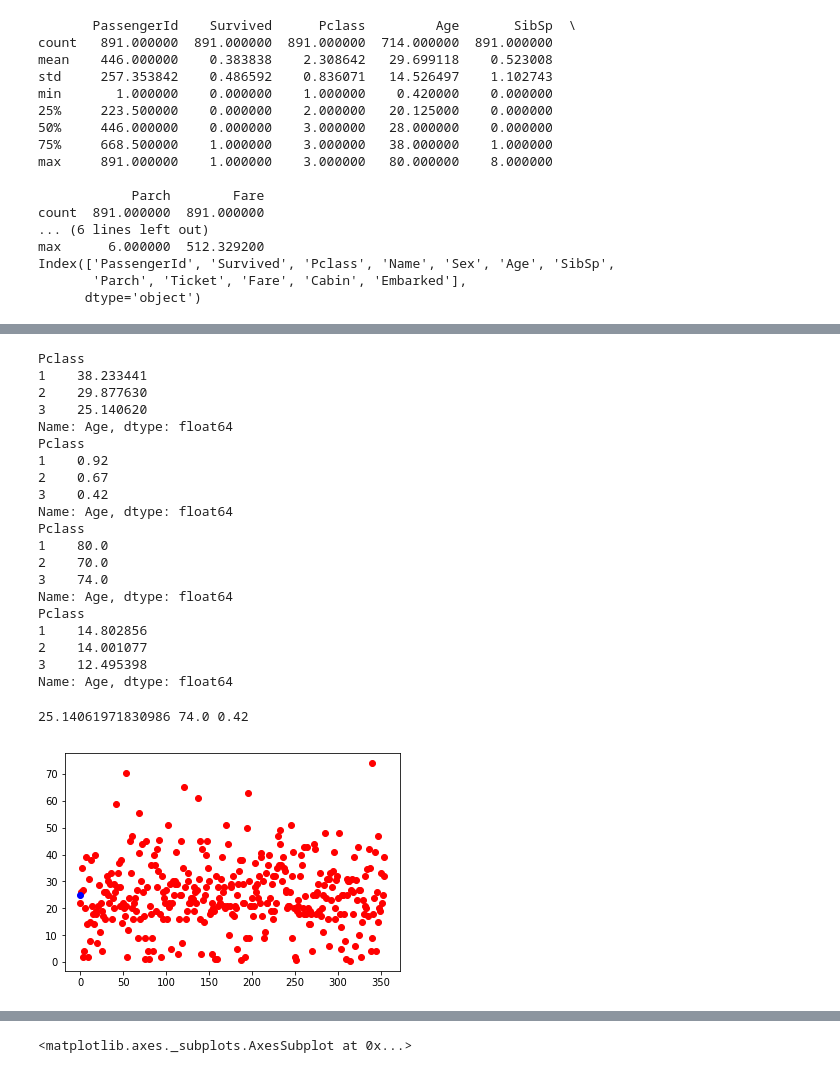
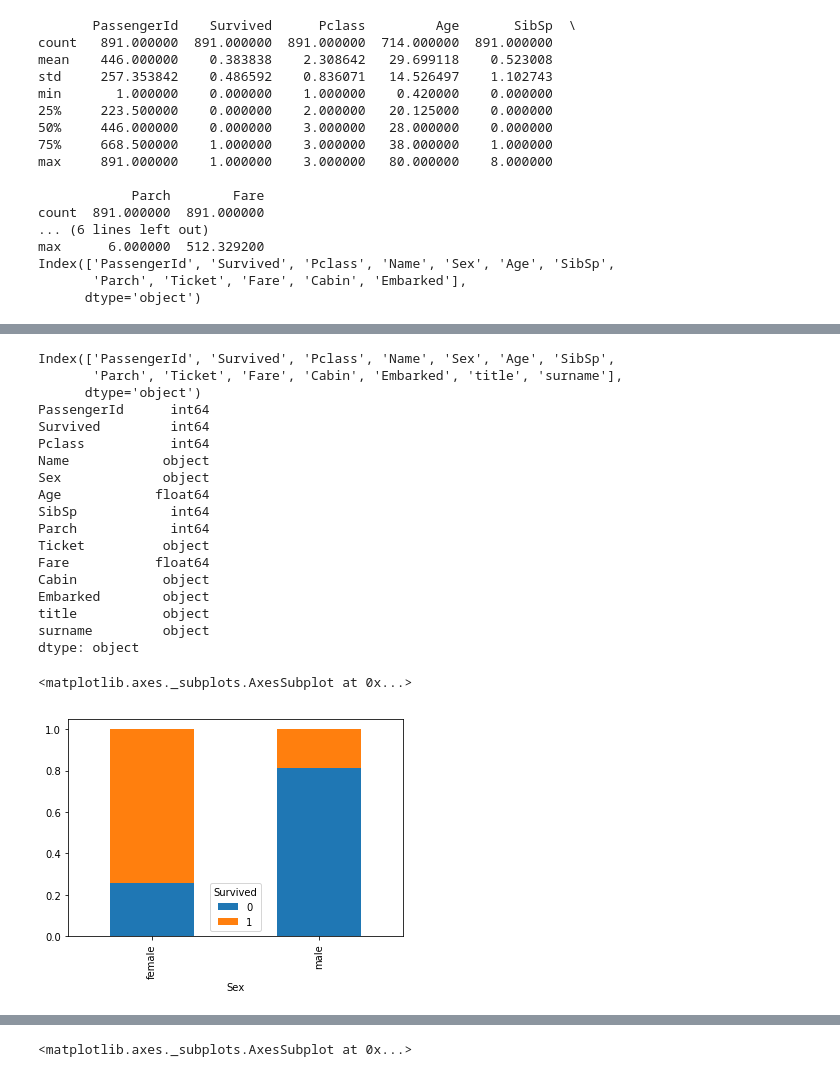
Before and after one commit to SudhakarGoyal/Titanic-Kaggle-dataset, a Jupyter notebook: titanic.ipynb, the cells around one changed output, grey strips where cells are left out. Cells and saved outputs as stored; diff of their text form; code cells hidden in the pictures.

```diff
--- a/titanic.ipynb
+++ b/titanic.ipynb
@@ -90,48 +32,32 @@ Counter({'S': 644, 'C': 168, 'Q': 77, nan: 2})
-# %%
-x = (data.groupby(data.Pclass))
-
-print(x.Age.mean())
-print(x.Age.min())
-print(x.Age.max())
-print(x.Age.std())
-# %% [output]
-Pclass
-1    38.233441
-2    29.877630
-3    25.140620
-Name: Age, dtype: float64
-Pclass
-1    0.92
-2    0.67
-3    0.42
-Name: Age, dtype: float64
-Pclass
-1    80.0
-2    70.0
-3    74.0
-Name: Age, dtype: float64
-Pclass
-1    14.802856
-2    14.001077
-3    12.495398
-Name: Age, dtype: float64
-# %%
-age = []
-for i in range(len(data)):
-    if(data.Pclass[i] == 3 and data.Age[i]==data.Age[i]):
-        age.append(data.Age[i])
-
-    '''if(data.Pclass[i] == 2):
-        age[1].append(data.Age[i])
-    if(data.Pclass[i] == 3):
-        age[2].append(data.Age[i])
-
-    '''
-print(np.mean(age), max(age), min(age))
-
-plt.plot(age,'or')
-plt.plot(np.mean(age),'ob' )
-plt.show()
-# %% [output]
-25.14061971830986 74.0 0.42
-[figure, removed]
+# %%
+#print(data.head())
+
+data.Parch.value_counts()
+print(data.columns)
+print(data.dtypes)
+
+len(data.Sex[data.Survived == 1][data.Sex=='female'])
+sex_survive = pd.crosstab(data.Sex,data.Survived)
+#more females survived
+sex_survive.div(sex_survive.sum(1), axis=0).plot(kind="bar", stacked=True)
+# %% [output]
+Index(['PassengerId', 'Survived', 'Pclass', 'Name', 'Sex', 'Age', 'SibSp',
+       'Parch', 'Ticket', 'Fare', 'Cabin', 'Embarked', 'title', 'surname'],
+      dtype='object')
+PassengerId      int64
+Survived         int64
+Pclass           int64
+Name            object
+Sex             object
+Age            float64
+SibSp            int64
+Parch            int64
+Ticket          object
+Fare           float64
+Cabin           object
+Embarked        object
+title           object
+surname         object
+dtype: object
+<matplotlib.axes._subplots.AxesSubplot at 0x...>
+[figure, added]
```
Also changed, not shown: parts of 53 cells of this notebook.
